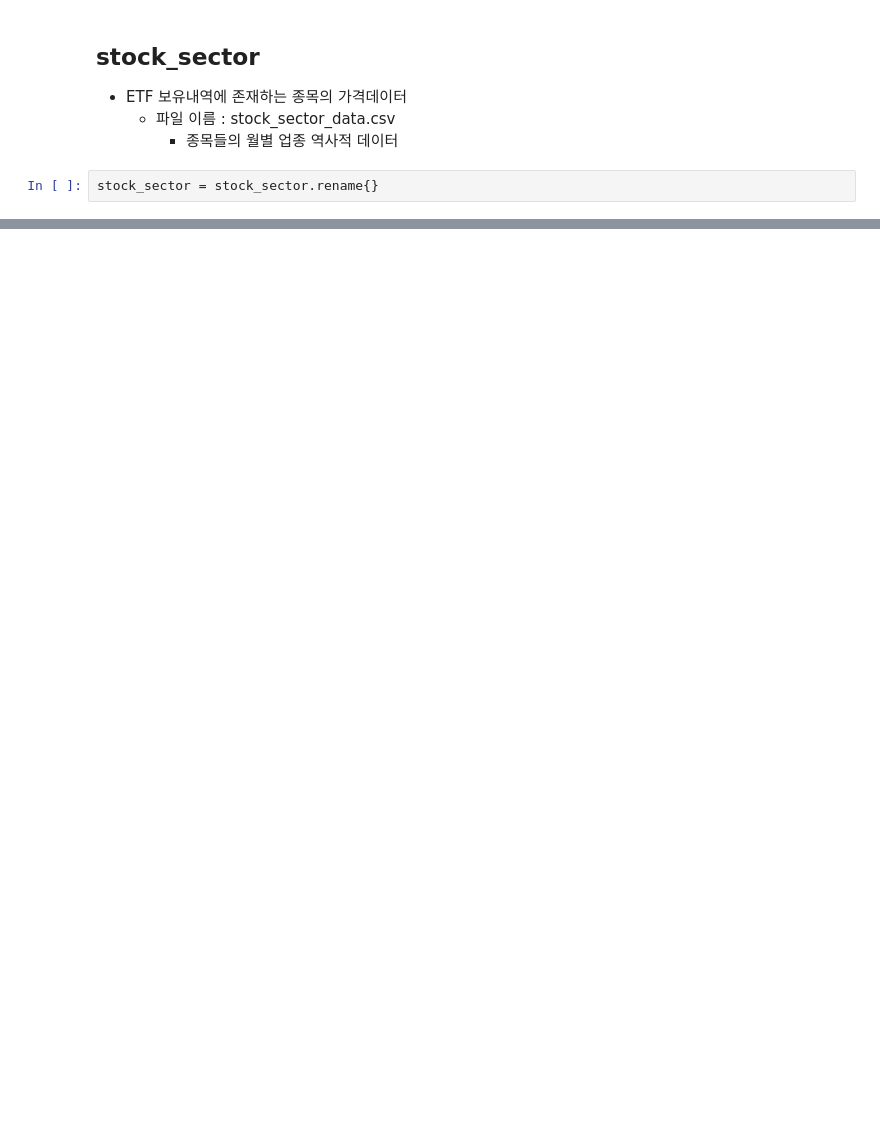
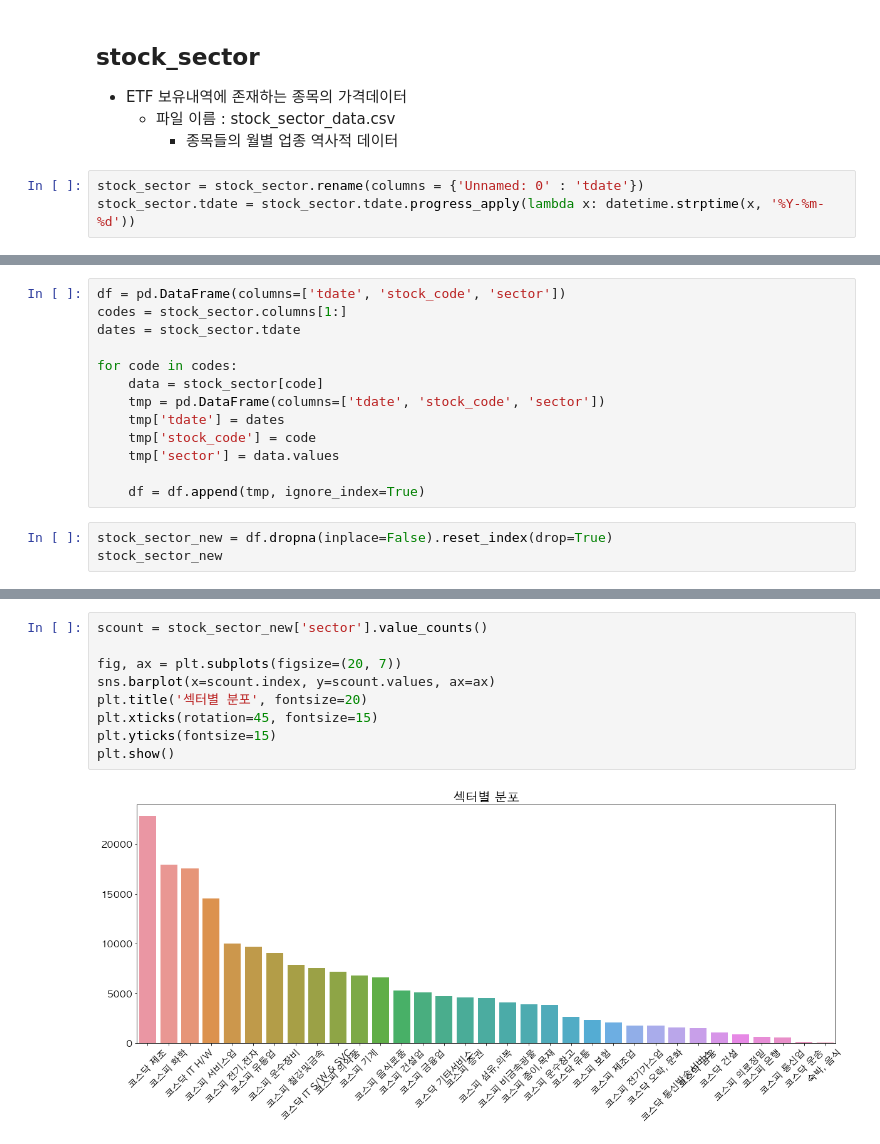
Before and after one commit to ElectionInfo/magi, a Jupyter notebook: Data_EDA.ipynb, the cells around one changed output, grey strips where cells are left out. Saved outputs shown, nothing was run; the diff lists cells and outputs as text; blank space fills up the shorter version.

```diff
--- a/Data_EDA.ipynb
+++ b/Data_EDA.ipynb
@@ -303,4 +294,5 @@ else:
     - 파일 이름 : stock_sector_data.csv
         - 종목들의 월별 업종 역사적 데이터
 # %%
-stock_sector = stock_sector.rename{}
+stock_sector = stock_sector.rename(columns = {'Unnamed: 0' : 'tdate'})
+stock_sector.tdate = stock_sector.tdate.progress_apply(lambda x: datetime.strptime(x, '%Y-%m-%d'))
@@ -320,0 +299,16 @@ stock_sector = stock_sector.rename{}
+# %%
+df = pd.DataFrame(columns=['tdate', 'stock_code', 'sector'])
+codes = stock_sector.columns[1:]
+dates = stock_sector.tdate
+
+for code in codes:
+    data = stock_sector[code]
+    tmp = pd.DataFrame(columns=['tdate', 'stock_code', 'sector'])
+    tmp['tdate'] = dates
+    tmp['stock_code'] = code
+    tmp['sector'] = data.values
+
+    df = df.append(tmp, ignore_index=True)
+# %%
+stock_sector_new = df.dropna(inplace=False).reset_index(drop=True)
+stock_sector_new
@@ -320,0 +329,11 @@ stock_sector = stock_sector.rename{}
+# %%
+scount = stock_sector_new['sector'].value_counts()
+
+fig, ax = plt.subplots(figsize=(20, 7))
+sns.barplot(x=scount.index, y=scount.values, ax=ax)
+plt.title('섹터별 분포', fontsize=20)
+plt.xticks(rotation=45, fontsize=15)
+plt.yticks(fontsize=15)
+plt.show()
+# %% [output]
+[figure, added]
```
Also changed, not shown: parts of 28 cells of this notebook, 2 other files.
